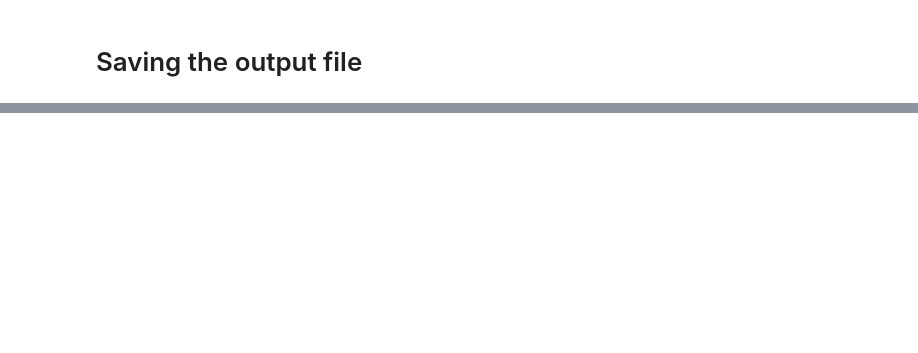
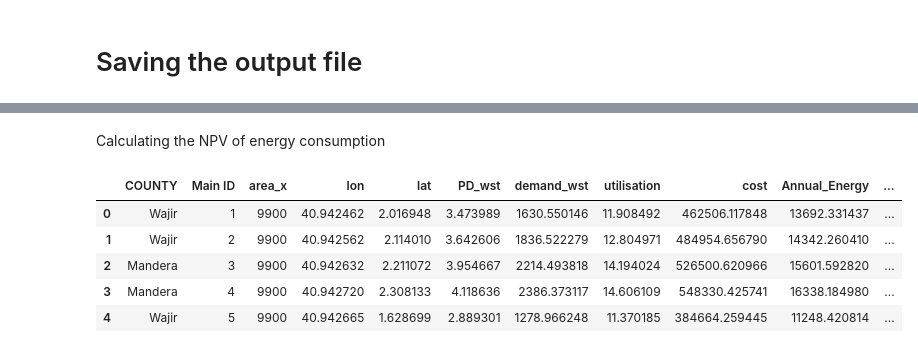
Before and after one commit to danielmutia/SPIS-Code, a Jupyter notebook: SPIS_Code.ipynb, the cells around one changed output, grey strips where cells are left out. Drawn from its saved outputs; the diff is of its cells as text; code cells hidden in the pictures; blank space fills up the shorter version.

```diff
--- a/SPIS_Code.ipynb
+++ b/SPIS_Code.ipynb
@@ -698,0 +758,2 @@ out.head(5)
+# %%
+drought_f = 2 #drought frequency in years
@@ -698,0 +762,34 @@ out.head(5)
+# %%
+# Parameters
+lifetime = 20
+discount_rate = 0.13
+farm_size = 0.47
+# %% [markdown]
+Calculating the NPV of energy consumption
+# %%
+# Initialize a list to store NPV values
+npv_values = []
+
+# Iterate over each row in the DataFrame and calculate NPV
+for _, row in df.iterrows():
+    npv = 0
+    for year in range(lifetime):
+        if year % drought_f == 0:
+            annual_energy = row['demand_wst'] #demand for the worst case scenario
+        else:
+            annual_energy = row['demand_avg'] #demand for the average case scenario
+        present_value = (farm_size * annual_energy) / (1 + discount_rate) ** (year + 1)
+        npv += present_value
+    npv_values.append(npv)
+
+# Add a new column 'NPV' to the out DataFrame
+df['NPV_energy'] = npv_values
+
+df.head(5)
+# %% [output]
+|  | COUNTY | Main ID | area_x | lon | lat | PD_wst | demand_wst | utilisation | cost | Annual_Energy | ... |
+| 0 | Wajir | 1 | 9900 | 40.942462 | 2.016948 | 3.473989 | 1630.550146 | 11.908492 | 462506.117848 | 13692.331437 | ... |
+| 1 | Wajir | 2 | 9900 | 40.942562 | 2.114010 | 3.642606 | 1836.522279 | 12.804971 | 484954.656790 | 14342.260410 | ... |
+| 2 | Mandera | 3 | 9900 | 40.942632 | 2.211072 | 3.954667 | 2214.493818 | 14.194024 | 526500.620966 | 15601.592820 | ... |
+| 3 | Mandera | 4 | 9900 | 40.942720 | 2.308133 | 4.118636 | 2386.373117 | 14.606109 | 548330.425741 | 16338.184980 | ... |
+| 4 | Wajir | 5 | 9900 | 40.942665 | 1.628699 | 2.889301 | 1278.966248 | 11.370185 | 384664.259445 | 11248.420814 | ... |
```
Also changed, not shown: parts of 23 cells of this notebook, 7 other files.
